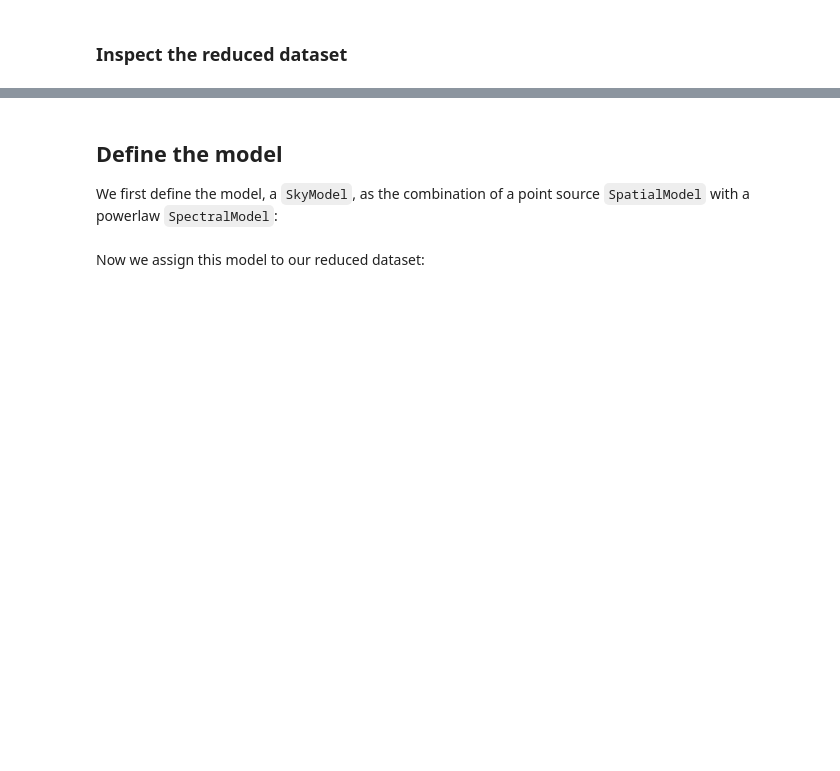
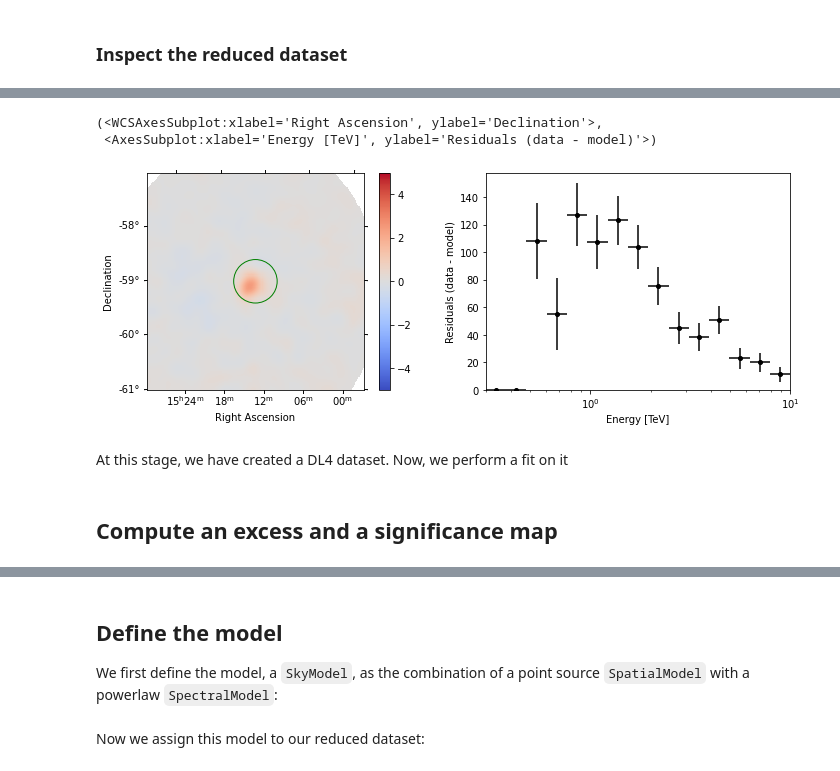
Before and after one commit to AtreyeeS/VHE-KU-workshop, a Jupyter notebook: data_reduction_msh.ipynb, the cells around one changed output, grey strips where cells are left out. Drawn from its saved outputs; the diff is of its cells as text; code cells hidden in the pictures; blank space fills up the shorter version.

```diff
--- a/data_reduction_msh.ipynb
+++ b/data_reduction_msh.ipynb
@@ -237,0 +263,14 @@ stacked.write(filename, overwrite=True)
+# %%
+region = CircleSkyRegion(
+    center=SkyCoord(228.32083333, -59.08166667, unit="deg"), radius=0.4 * u.deg
+)
+stacked.plot_residuals(kwargs_spectral={"region":region})
+# %% [output]
+(<WCSAxesSubplot:xlabel='Right Ascension', ylabel='Declination'>,
+ <AxesSubplot:xlabel='Energy [TeV]', ylabel='Residuals (data - model)'>)
+[figure, added]
+# %% [markdown]
+At this stage, we have created a DL4 dataset.
+Now, we perform a fit on it
+# %% [markdown]
+## Compute an excess and a significance map
```
Also changed, not shown: parts of 41 cells of this notebook.
